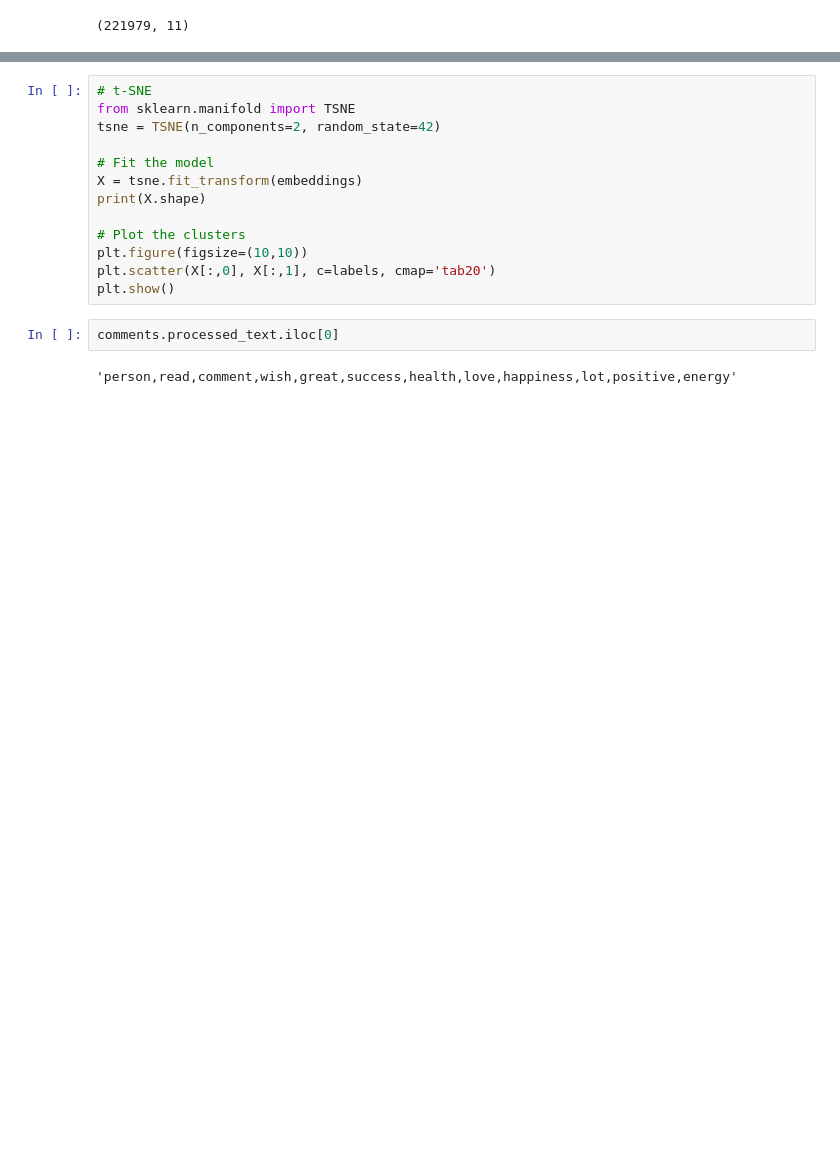
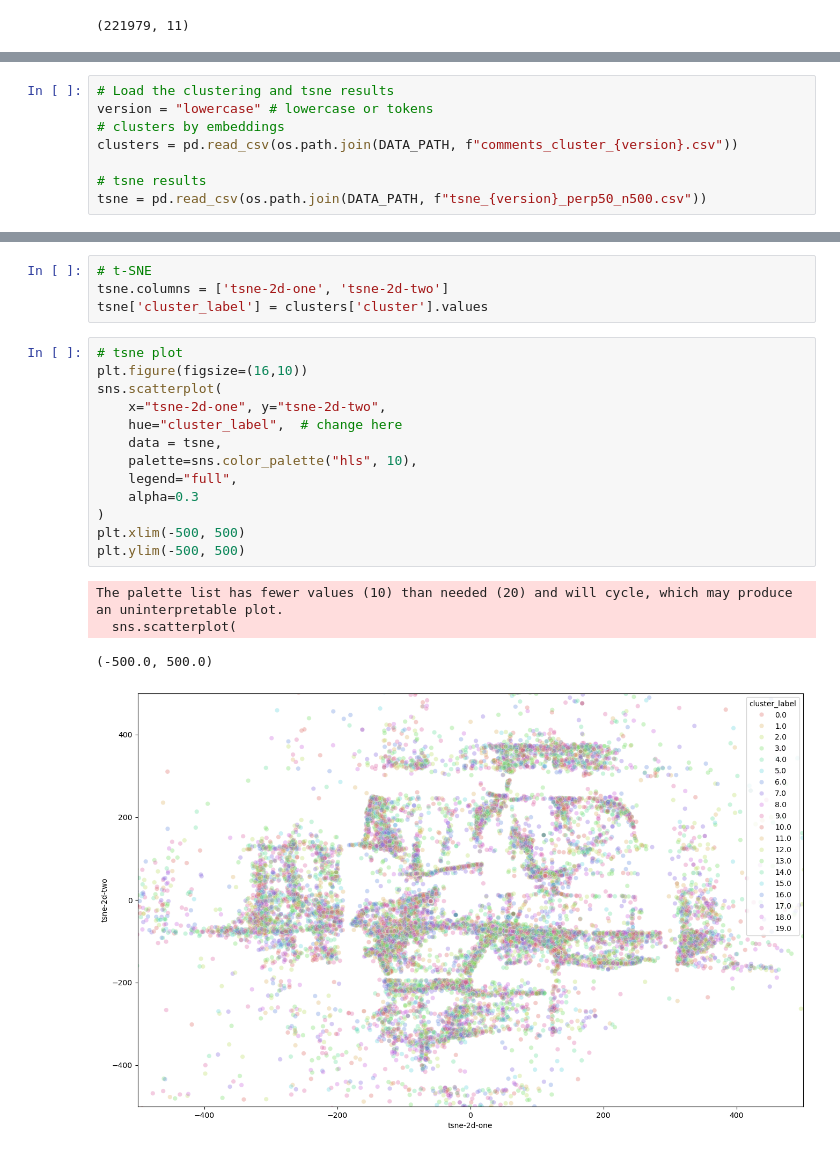
Before and after one commit to sdoosti/Fitness, a Jupyter notebook: analysis/cluster_analysis.ipynb, the cells around one changed output, grey strips where cells are left out. Drawn from its saved outputs; the diff is of its cells as text; blank space fills up the shorter version.

```diff
--- a/analysis/cluster_analysis.ipynb
+++ b/analysis/cluster_analysis.ipynb
@@ -50 +25,9 @@ silhouette_score(embeddings, labels)
+# %%
+# Load the clustering and tsne results
+version = "lowercase" # lowercase or tokens
+# clusters by embeddings
+clusters = pd.read_csv(os.path.join(DATA_PATH, f"comments_cluster_{version}.csv"))
+
+# tsne results
+tsne = pd.read_csv(os.path.join(DATA_PATH, f"tsne_{version}_perp50_n500.csv"))
 # %%
@@ -92,17 +77,22 @@ for i, words in enumerate(top_words):
-# %%
-# t-SNE
-from sklearn.manifold import TSNE
-tsne = TSNE(n_components=2, random_state=42)
-
-# Fit the model
-X = tsne.fit_transform(embeddings)
-print(X.shape)
-
-# Plot the clusters
-plt.figure(figsize=(10,10))
-plt.scatter(X[:,0], X[:,1], c=labels, cmap='tab20')
-plt.show()
-# %%
-comments.processed_text.iloc[0]
-# %% [output]
-'person,read,comment,wish,great,success,health,love,happiness,lot,positive,energy'
+# %%
+# t-SNE
+tsne.columns = ['tsne-2d-one', 'tsne-2d-two']
+tsne['cluster_label'] = clusters['cluster'].values
+# %%
+# tsne plot
+plt.figure(figsize=(16,10))
+sns.scatterplot(
+    x="tsne-2d-one", y="tsne-2d-two",
+    hue="cluster_label",  # change here
+    data = tsne,
+    palette=sns.color_palette("hls", 10),
+    legend="full",
+    alpha=0.3
+)
+plt.xlim(-500, 500)
+plt.ylim(-500, 500)
+# %% [output]
+The palette list has fewer values (10) than needed (20) and will cycle, which may produce an uninterpretable plot.
+  sns.scatterplot(
+(-500.0, 500.0)
+[figure, added]
```
Also changed, not shown: parts of 6 cells of this notebook.
